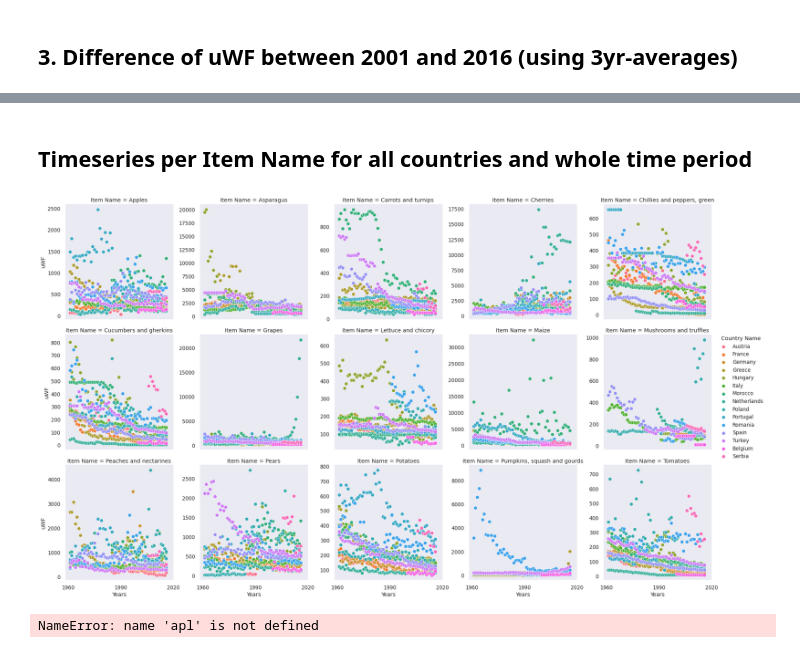
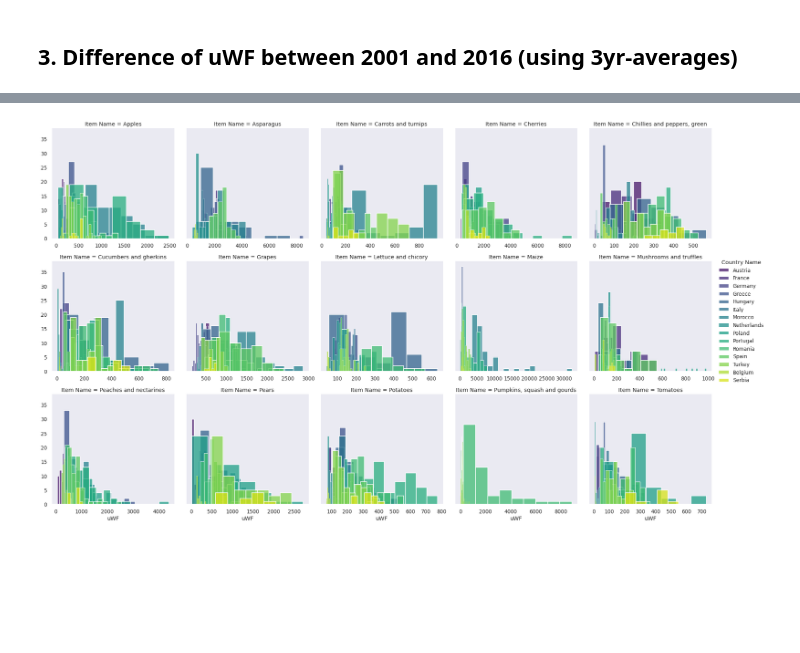
Before and after one commit to jburdano/uWF101, a Jupyter notebook: task4_joerg_heatmap.ipynb, the cells around one changed output, grey strips where cells are left out. Drawn from its saved outputs; the diff is of its cells as text; code cells hidden in the pictures; blank space fills up the shorter version.

```diff
--- a/task4_joerg_heatmap.ipynb
+++ b/task4_joerg_heatmap.ipynb
@@ -10,9 +10,10 @@ import matplotlib.pyplot as plt
 import seaborn as sns
 # %%
 # read in uWF data, downloaded from watertofood.org
-path = "/home/jburdano/code/Techlab/virtualwater/"
-fil =  "New_1960-2016.csv" #"watertofood_data_21crops_11countries_1960-2016.csv"
-df = pd.read_csv(path+fil, ";",header=1)
+path = "/home/jburdano/projects/uWF101/"
+fil =  "watertofood_uWF-weight_15crops_15countries_1960-2016_5perc.csv"
+df = pd.read_csv(path+fil,) #, ";",header=1)
 df = df.mask(df==0)    # set zero values to nan-values
-df.head(25)
+del df["Unnamed: 0"]
+df.head()
 # %% [output]
@@ -194,8 +165,0 @@ co = sns.heatmap(df_tmean.corr(), annot=True, fmt="2.2f", linewidths=.5,
-# %%
-dftest = pd.pivot_table(df, values=df.iloc[:,7:], index=None, columns=["Item Name","Country Name"])#.xs("1961")
-dftest.index.name = "Years"
-dfpl = pd.DataFrame(dftest.stack(level=0).stack(level=0))
-dfpl.reset_index(level=[0,1,2],inplace=True)
-dfpl.columns = ['Years', 'Item Name', 'Country Name', 'uWF']
-dfpl["Years"]=dfpl["Years"].astype(int)
-dfpl.head(5)
@@ -209,17 +166,12 @@ dfpl.head(5)
-# %% [markdown]
-## Timeseries per Item Name for all countries and whole time period
+# %%
+sns.set_theme(context='talk', style='dark', font='sans-serif',
+              font_scale=.8, color_codes=True, rc=None)
+pal = sns.color_palette("viridis", len(dfpl["Country Name"].unique()))
 # %%
-g = sns.FacetGrid(dfpl, col="Item Name", sharey=False, hue="Country Name",
-                  col_wrap=5, height=5)
-g.map(sns.scatterplot, "Years", "uWF")
-g.set(xticks=[1960, 1990, 2020])
+g = sns.FacetGrid(df, col="Item Name", sharex=False, hue="Country Name",
+                  col_wrap=5, height=5, palette=pal)
+g.map(sns.histplot, "uWF",)
+#g.set(xticks=[1960, 1990, 2020])
 g.add_legend();
 # %% [output]
-[figure, old version]
+[figure, new version]
-# %%
-apl = apl.xs("Apples", axis=1, level=1)
-apl.columns.names = ["Year"]
-apl=apl.T
-apl
-# %% [output]
-NameError: name 'apl' is not defined
```
Also changed, not shown: parts of 22 cells of this notebook.
